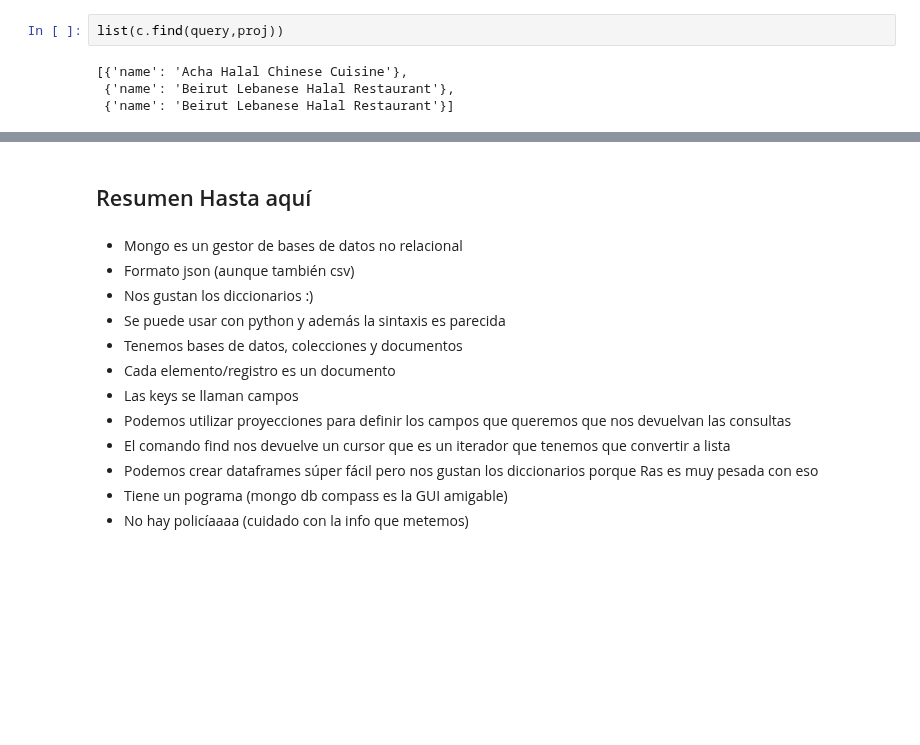
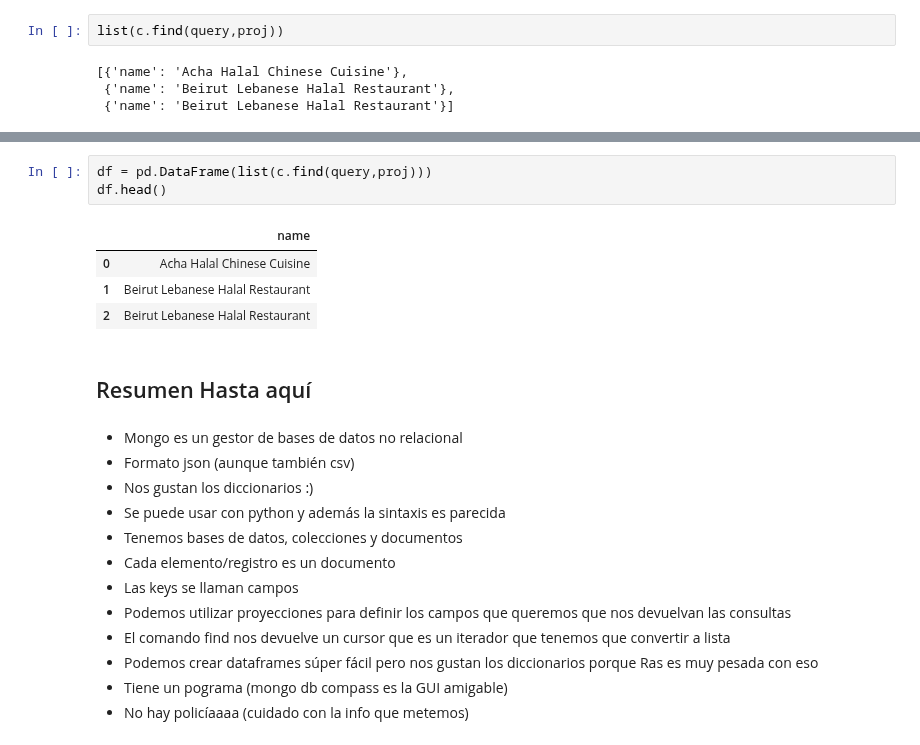
Before and after one commit to Ironhack-Data-Madrid-Febrero-2021/Classroom-Materials, a Jupyter notebook: module-2/13-MongoDB.ipynb, the cells around one changed output, grey strips where cells are left out. Drawn from its saved outputs; the diff is of its cells as text; blank space fills up the shorter version.

```diff
--- a/module-2/13-MongoDB.ipynb
+++ b/module-2/13-MongoDB.ipynb
@@ -461,3 +465,11 @@ list(c.find(query,proj))
+# %%
+df = pd.DataFrame(list(c.find(query,proj)))
+df.head()
+# %% [output]
+|  | name |
+| 0 | Acha Halal Chinese Cuisine |
+| 1 | Beirut Lebanese Halal Restaurant |
+| 2 | Beirut Lebanese Halal Restaurant |
 # %% [markdown]
 ## Resumen Hasta aquí
 # %% [markdown]
```
Also changed, not shown: parts of 43 cells of this notebook.
